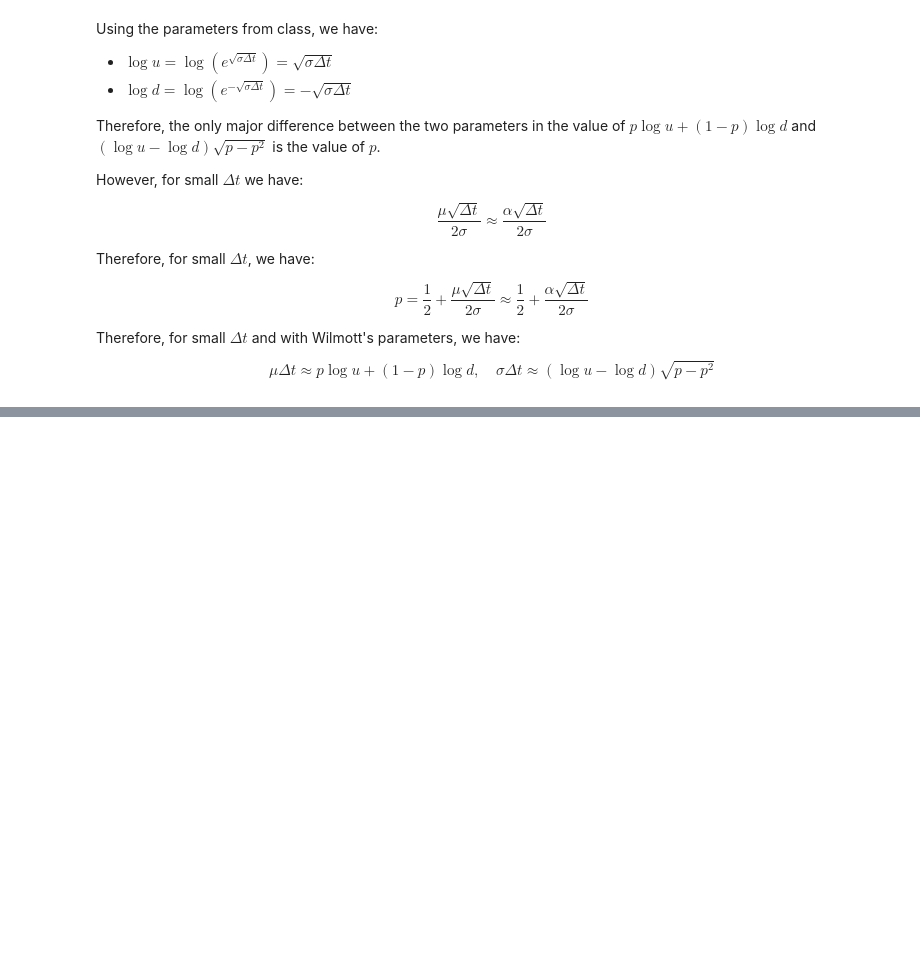
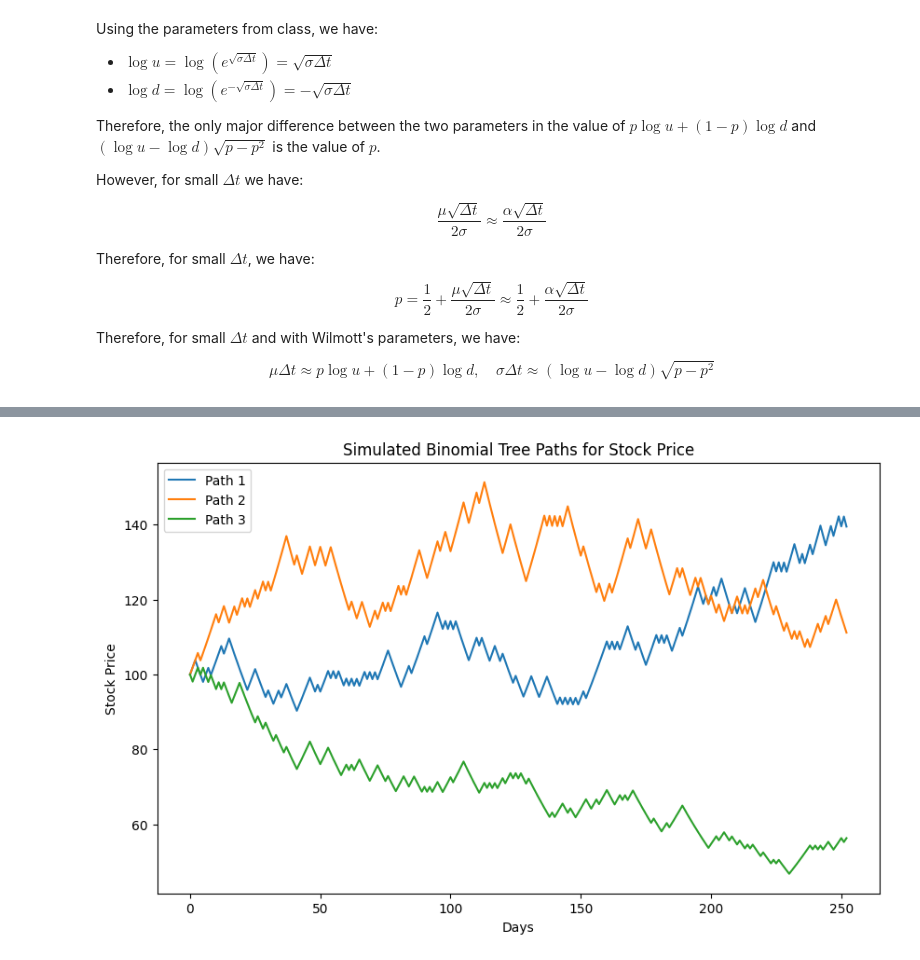
Before and after one commit to alexcraig043/math-86, a Jupyter notebook: homeworks/hw1/hw1.ipynb, the cells around one changed output, grey strips where cells are left out. Cells and saved outputs as stored; diff of their text form; code cells hidden in the pictures; blank space fills up the shorter version.

```diff
--- a/homeworks/hw1/hw1.ipynb
+++ b/homeworks/hw1/hw1.ipynb
@@ -253,0 +257,45 @@ $$
+# %%
+import numpy as np
+import matplotlib.pyplot as plt
+
+# Parameters
+mu = 0.10  # annualized mean rate-of-return
+sigma = 0.30  # volatility
+S0 = 100  # initial stock price
+N = 252  # number of time-steps (days)
+dt = 1 / 252  # time-step in years
+
+# Calculating the up and down factors and probability (using Wilmott's method because we want mu to be mean rate-of-return)
+# u = np.exp(sigma * np.sqrt(dt))
+u = 1 + sigma * np.sqrt(dt)
+# d = np.exp(-1 * sigma * np.sqrt(dt))
+d = 1 - sigma * np.sqrt(dt)
+p = 0.5 + (mu - 0.5 * sigma**2) * np.sqrt(dt) / (2 * sigma)
+
+# Function to simulate a binomial path
+def simulate_binomial_path():
+    path = [S0]
+    for _ in range(N):
+        if np.random.rand() < p:
+            path.append(path[-1] * u)
+        else:
+            path.append(path[-1] * d)
+    return path
+
+# Simulating three random paths
+path1 = simulate_binomial_path()
+path2 = simulate_binomial_path()
+path3 = simulate_binomial_path()
+
+# Plotting the paths
+plt.figure(figsize=(10, 6))
+plt.plot(path1, label='Path 1')
+plt.plot(path2, label='Path 2')
+plt.plot(path3, label='Path 3')
+plt.title('Simulated Binomial Tree Paths for Stock Price')
+plt.xlabel('Days')
+plt.ylabel('Stock Price')
+plt.legend()
+plt.show()
+# %% [output]
+[figure, added]
```
Also changed, not shown: parts of 1 cell of this notebook.
